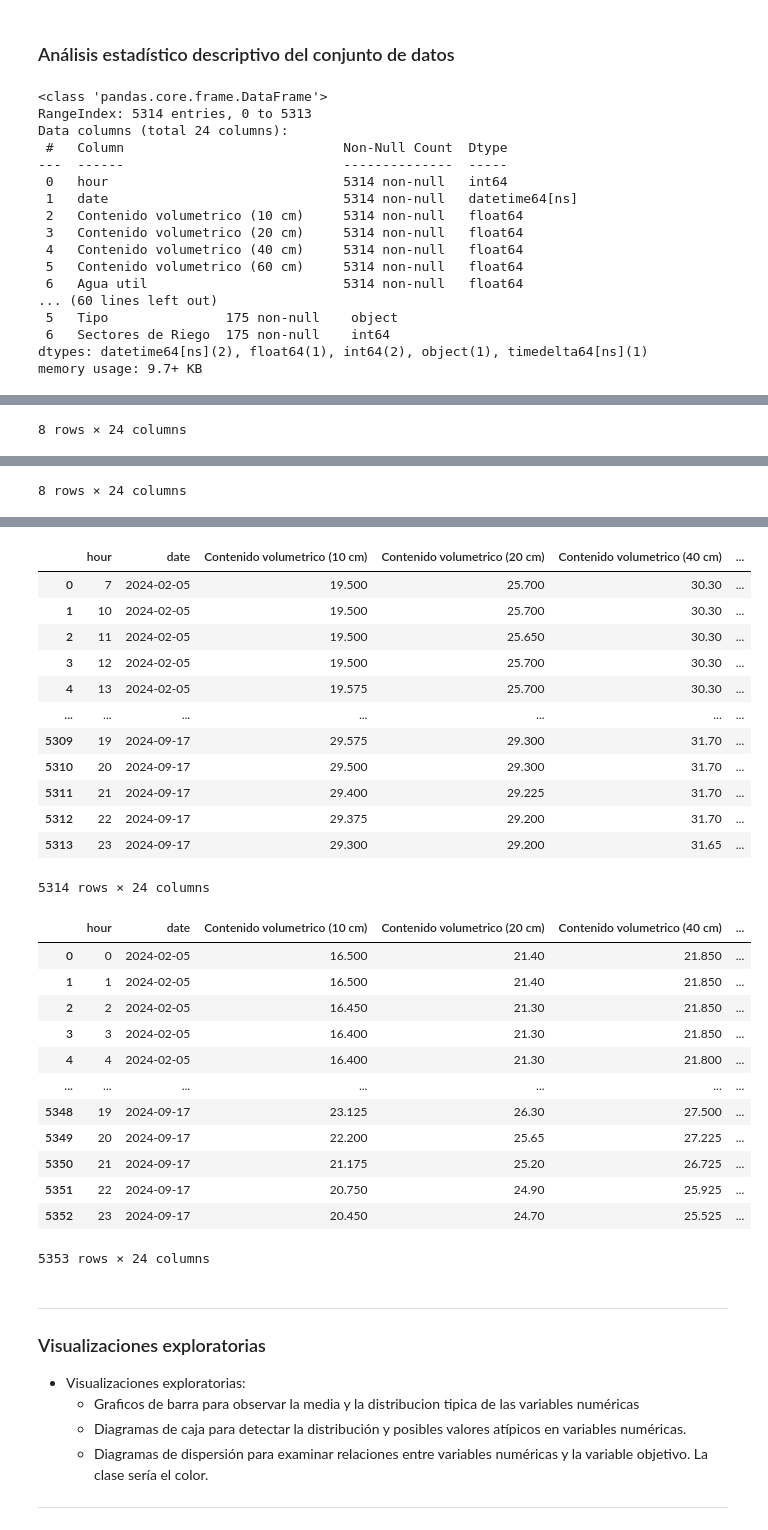
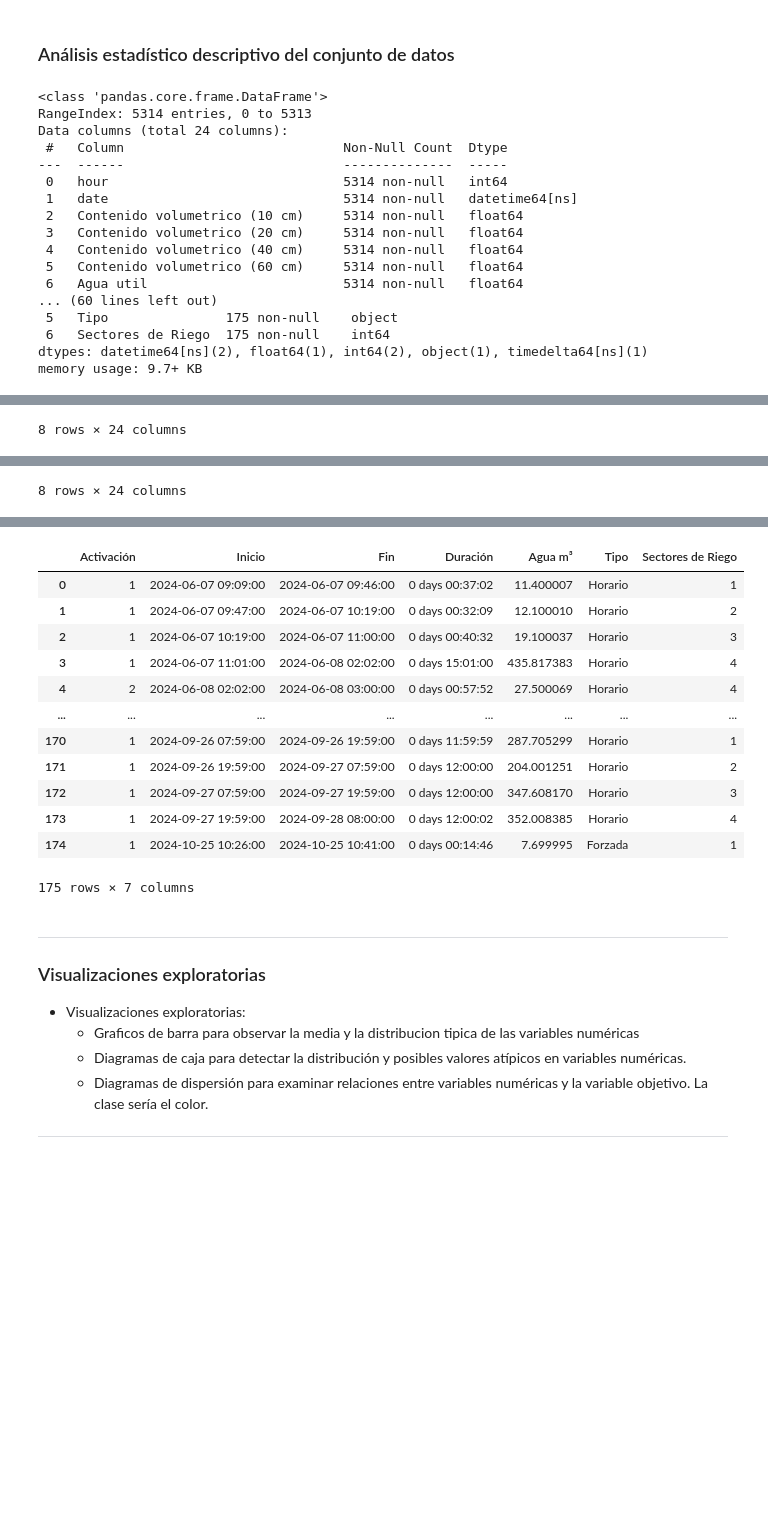
Before and after one commit to rodrigocastroviejo/Optimizacion-de-Riego-Deficitario-Controlado-en-cultivos-Le-osos-Mediante-Machine-Learning, a Jupyter notebook: model/EDA.ipynb, the cells around one changed output, grey strips where cells are left out. Cells and saved outputs as stored; diff of their text form; code cells hidden in the pictures; blank space fills up the shorter version.

```diff
--- a/model/EDA.ipynb
+++ b/model/EDA.ipynb
@@ -12,8 +12,7 @@ df_riego.info()
 display(X_datos_suelo1.describe())
 display(X_datos_suelo2.describe())
 display(df_riego.describe())
-display(X_datos_suelo1)
-display(X_datos_suelo2)
+display(df_riego)
 # %% [output]
 <class 'pandas.core.frame.DataFrame'>
 RangeIndex: 5314 entries, 0 to 5313
@@ -63,30 +62,17 @@ memory usage: 9.7+ KB
 | std | 0.645408 | NaN | NaN | 0 days 05:25:34.303146480 | 142.196735 | 1.197096 |
-|  | hour | date | Contenido volumetrico (10 cm) | Contenido volumetrico (20 cm) | Contenido volumetrico (40 cm) | ... |
-| 0 | 7 | 2024-02-05 | 19.500 | 25.700 | 30.30 | ... |
-| 1 | 10 | 2024-02-05 | 19.500 | 25.700 | 30.30 | ... |
-| 2 | 11 | 2024-02-05 | 19.500 | 25.650 | 30.30 | ... |
-| 3 | 12 | 2024-02-05 | 19.500 | 25.700 | 30.30 | ... |
-| 4 | 13 | 2024-02-05 | 19.575 | 25.700 | 30.30 | ... |
-| ... | ... | ... | ... | ... | ... | ... |
-| 5309 | 19 | 2024-09-17 | 29.575 | 29.300 | 31.70 | ... |
-| 5310 | 20 | 2024-09-17 | 29.500 | 29.300 | 31.70 | ... |
-| 5311 | 21 | 2024-09-17 | 29.400 | 29.225 | 31.70 | ... |
-| 5312 | 22 | 2024-09-17 | 29.375 | 29.200 | 31.70 | ... |
-| 5313 | 23 | 2024-09-17 | 29.300 | 29.200 | 31.65 | ... |
+|  | Activación | Inicio | Fin | Duración | Agua m³ | Tipo | Sectores de Riego |
+| 0 | 1 | 2024-06-07 09:09:00 | 2024-06-07 09:46:00 | 0 days 00:37:02 | 11.400007 | Horario | 1 |
+| 1 | 1 | 2024-06-07 09:47:00 | 2024-06-07 10:19:00 | 0 days 00:32:09 | 12.100010 | Horario | 2 |
+| 2 | 1 | 2024-06-07 10:19:00 | 2024-06-07 11:00:00 | 0 days 00:40:32 | 19.100037 | Horario | 3 |
+| 3 | 1 | 2024-06-07 11:01:00 | 2024-06-08 02:02:00 | 0 days 15:01:00 | 435.817383 | Horario | 4 |
+| 4 | 2 | 2024-06-08 02:02:00 | 2024-06-08 03:00:00 | 0 days 00:57:52 | 27.500069 | Horario | 4 |
+| ... | ... | ... | ... | ... | ... | ... | ... |
+| 170 | 1 | 2024-09-26 07:59:00 | 2024-09-26 19:59:00 | 0 days 11:59:59 | 287.705299 | Horario | 1 |
+| 171 | 1 | 2024-09-26 19:59:00 | 2024-09-27 07:59:00 | 0 days 12:00:00 | 204.001251 | Horario | 2 |
+| 172 | 1 | 2024-09-27 07:59:00 | 2024-09-27 19:59:00 | 0 days 12:00:00 | 347.608170 | Horario | 3 |
+| 173 | 1 | 2024-09-27 19:59:00 | 2024-09-28 08:00:00 | 0 days 12:00:02 | 352.008385 | Horario | 4 |
+| 174 | 1 | 2024-10-25 10:26:00 | 2024-10-25 10:41:00 | 0 days 00:14:46 | 7.699995 | Forzada | 1 |
-5314 rows × 24 columns
+175 rows × 7 columns
-|  | hour | date | Contenido volumetrico (10 cm) | Contenido volumetrico (20 cm) | Contenido volumetrico (40 cm) | ... |
-| 0 | 0 | 2024-02-05 | 16.500 | 21.40 | 21.850 | ... |
-| 1 | 1 | 2024-02-05 | 16.500 | 21.40 | 21.850 | ... |
-| 2 | 2 | 2024-02-05 | 16.450 | 21.30 | 21.850 | ... |
-| 3 | 3 | 2024-02-05 | 16.400 | 21.30 | 21.850 | ... |
-| 4 | 4 | 2024-02-05 | 16.400 | 21.30 | 21.800 | ... |
-| ... | ... | ... | ... | ... | ... | ... |
-| 5348 | 19 | 2024-09-17 | 23.125 | 26.30 | 27.500 | ... |
-| 5349 | 20 | 2024-09-17 | 22.200 | 25.65 | 27.225 | ... |
-| 5350 | 21 | 2024-09-17 | 21.175 | 25.20 | 26.725 | ... |
-| 5351 | 22 | 2024-09-17 | 20.750 | 24.90 | 25.925 | ... |
-| 5352 | 23 | 2024-09-17 | 20.450 | 24.70 | 25.525 | ... |
-5353 rows × 24 columns
 # %% [markdown]
 ---
 
```
Also changed, not shown: parts of 5 cells of this notebook, 1 other file.
